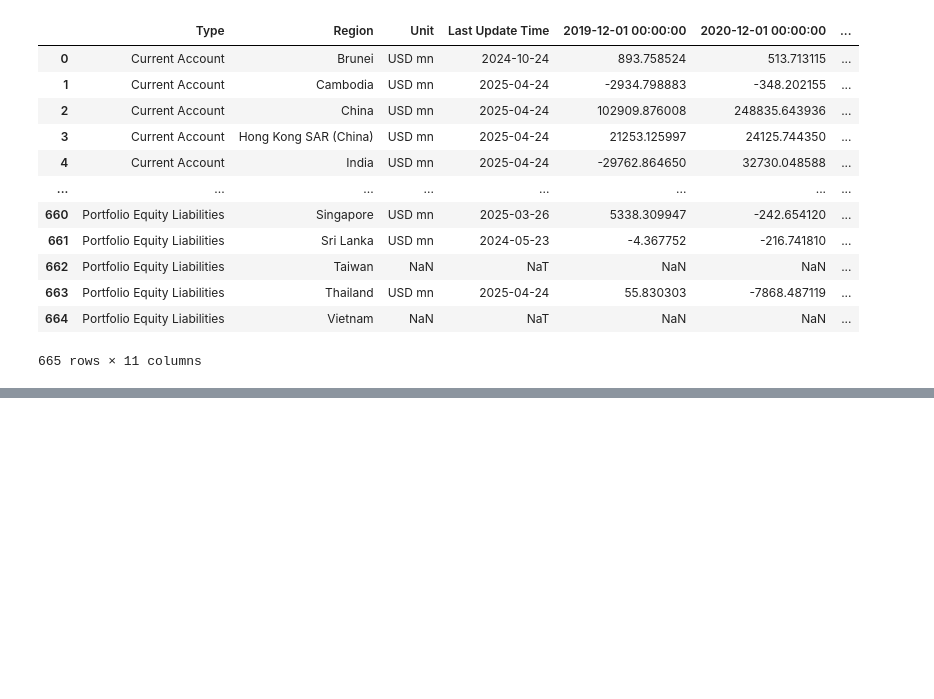
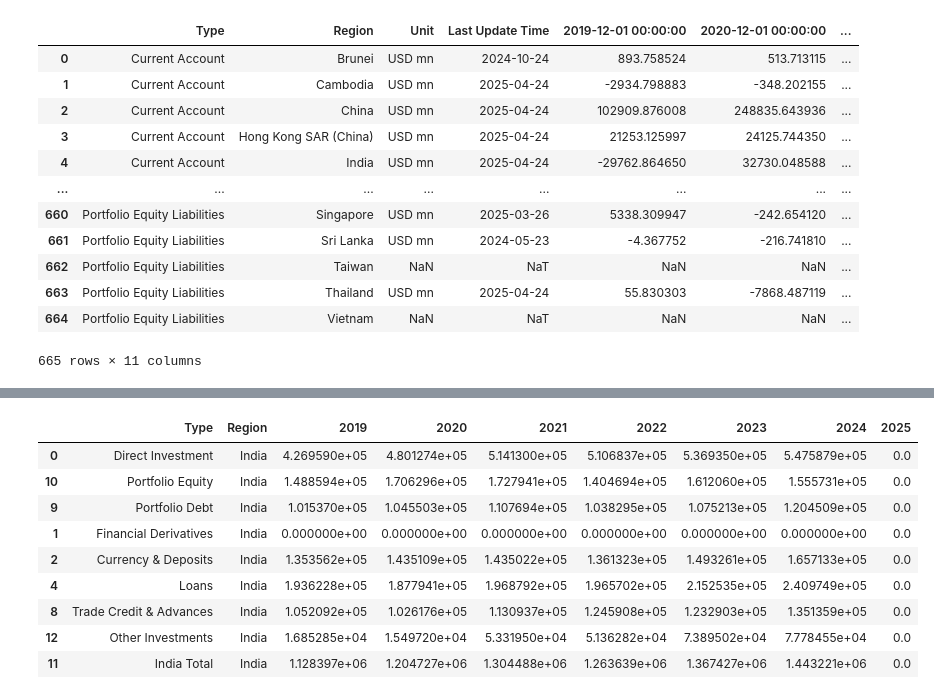
Before and after one commit to aizudeen11/cfm-nlp, a Jupyter notebook: to_gsheet/main.ipynb, the cells around one changed output, grey strips where cells are left out. Cells and saved outputs as stored; diff of their text form; code cells hidden in the pictures; blank space fills up the shorter version.

```diff
--- a/to_gsheet/main.ipynb
+++ b/to_gsheet/main.ipynb
@@ -725,0 +897,13 @@ df_all_annual_2
+# %%
+df_by_region_temp
+# %% [output]
+|  | Type | Region | 2019 | 2020 | 2021 | 2022 | 2023 | 2024 | 2025 |
+| 0 | Direct Investment | India | 4.269590e+05 | 4.801274e+05 | 5.141300e+05 | 5.106837e+05 | 5.369350e+05 | 5.475879e+05 | 0.0 |
+| 10 | Portfolio Equity | India | 1.488594e+05 | 1.706296e+05 | 1.727941e+05 | 1.404694e+05 | 1.612060e+05 | 1.555731e+05 | 0.0 |
+| 9 | Portfolio Debt | India | 1.015370e+05 | 1.045503e+05 | 1.107694e+05 | 1.038295e+05 | 1.075213e+05 | 1.204509e+05 | 0.0 |
+| 1 | Financial Derivatives | India | 0.000000e+00 | 0.000000e+00 | 0.000000e+00 | 0.000000e+00 | 0.000000e+00 | 0.000000e+00 | 0.0 |
+| 2 | Currency & Deposits | India | 1.353562e+05 | 1.435109e+05 | 1.435022e+05 | 1.361323e+05 | 1.493261e+05 | 1.657133e+05 | 0.0 |
+| 4 | Loans | India | 1.936228e+05 | 1.877941e+05 | 1.968792e+05 | 1.965702e+05 | 2.152535e+05 | 2.409749e+05 | 0.0 |
+| 8 | Trade Credit & Advances | India | 1.052092e+05 | 1.026176e+05 | 1.130937e+05 | 1.245908e+05 | 1.232903e+05 | 1.351359e+05 | 0.0 |
+| 12 | Other Investments | India | 1.685285e+04 | 1.549720e+04 | 5.331950e+04 | 5.136282e+04 | 7.389502e+04 | 7.778455e+04 | 0.0 |
+| 11 | India Total | India | 1.128397e+06 | 1.204727e+06 | 1.304488e+06 | 1.263639e+06 | 1.367427e+06 | 1.443221e+06 | 0.0 |
```
Also changed, not shown: parts of 6 cells of this notebook, 2 other files.
